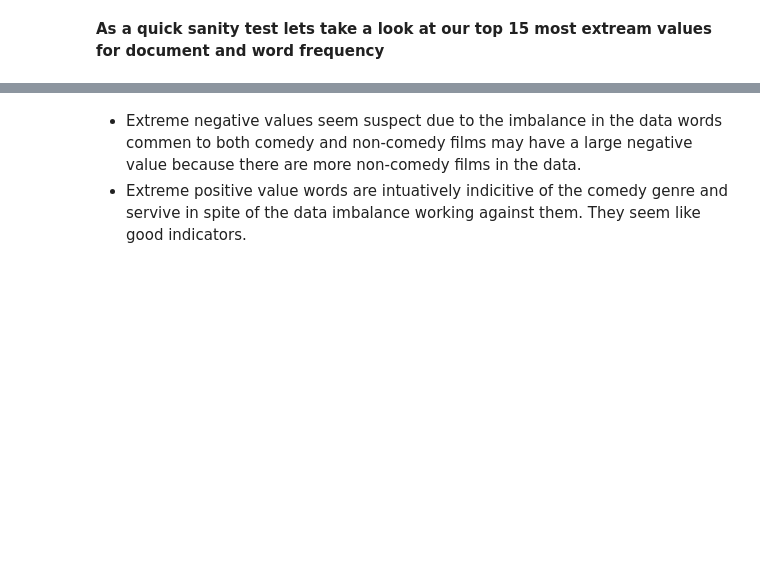
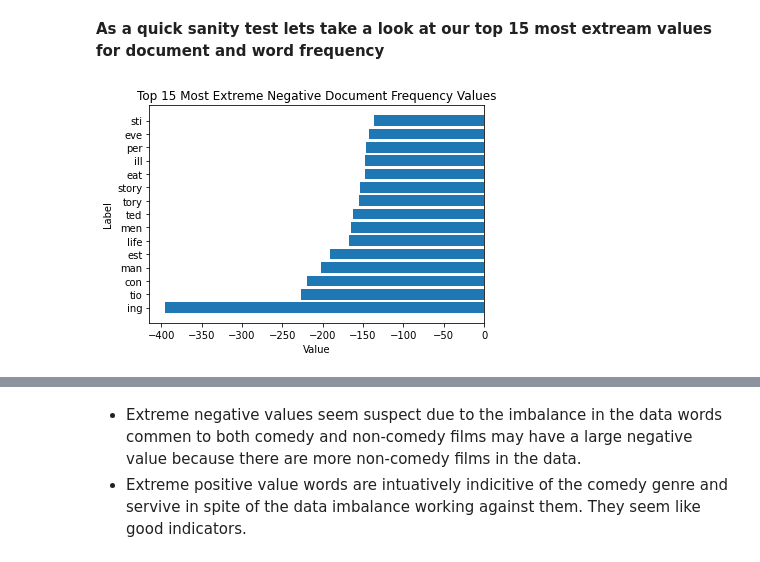
Before and after one commit to Johndsalas/netflix_genre_labeler, a Jupyter notebook: main.ipynb, the cells around one changed output, grey strips where cells are left out. Saved outputs shown, nothing was run; the diff lists cells and outputs as text; code cells hidden in the pictures; blank space fills up the shorter version.

```diff
--- a/main.ipynb
+++ b/main.ipynb
@@ -160,5 +161,7 @@ Words that do not have a significant difference in apearances between comedy and
 # %% [markdown]
 **As a quick sanity test lets take a look at our top 15 most extream values for document and word frequency**
 # %%
-e.get_doc_ext(dict(freq_doc[:15]), "Top 15 Most Extreme Negative Document Frequency Values")
+e.get_doc_ext(dict(doc_freq[:15]), "Top 15 Most Extreme Negative Document Frequency Values")
+# %% [output]
+[figure, added]
 # %%
```
Also changed, not shown: parts of 22 cells of this notebook, 3 other files.
